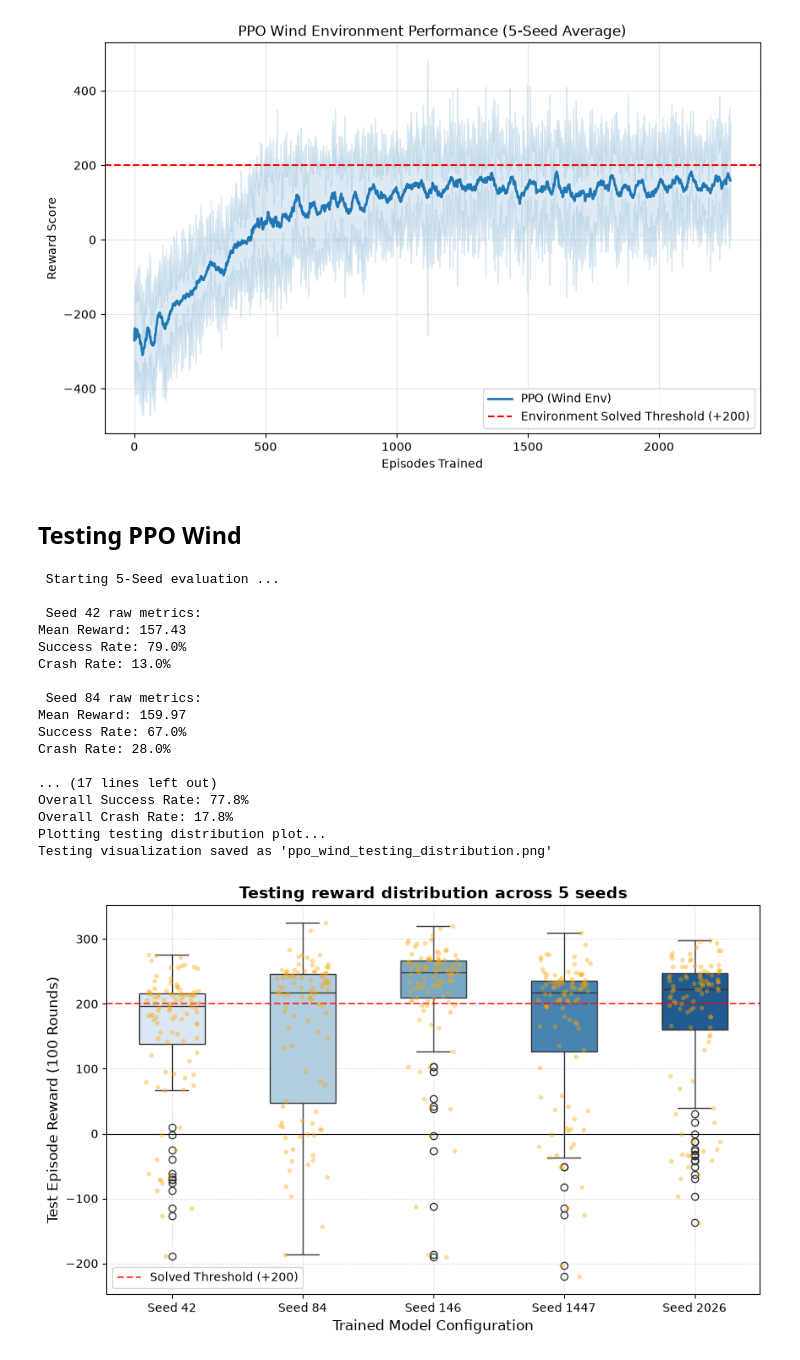
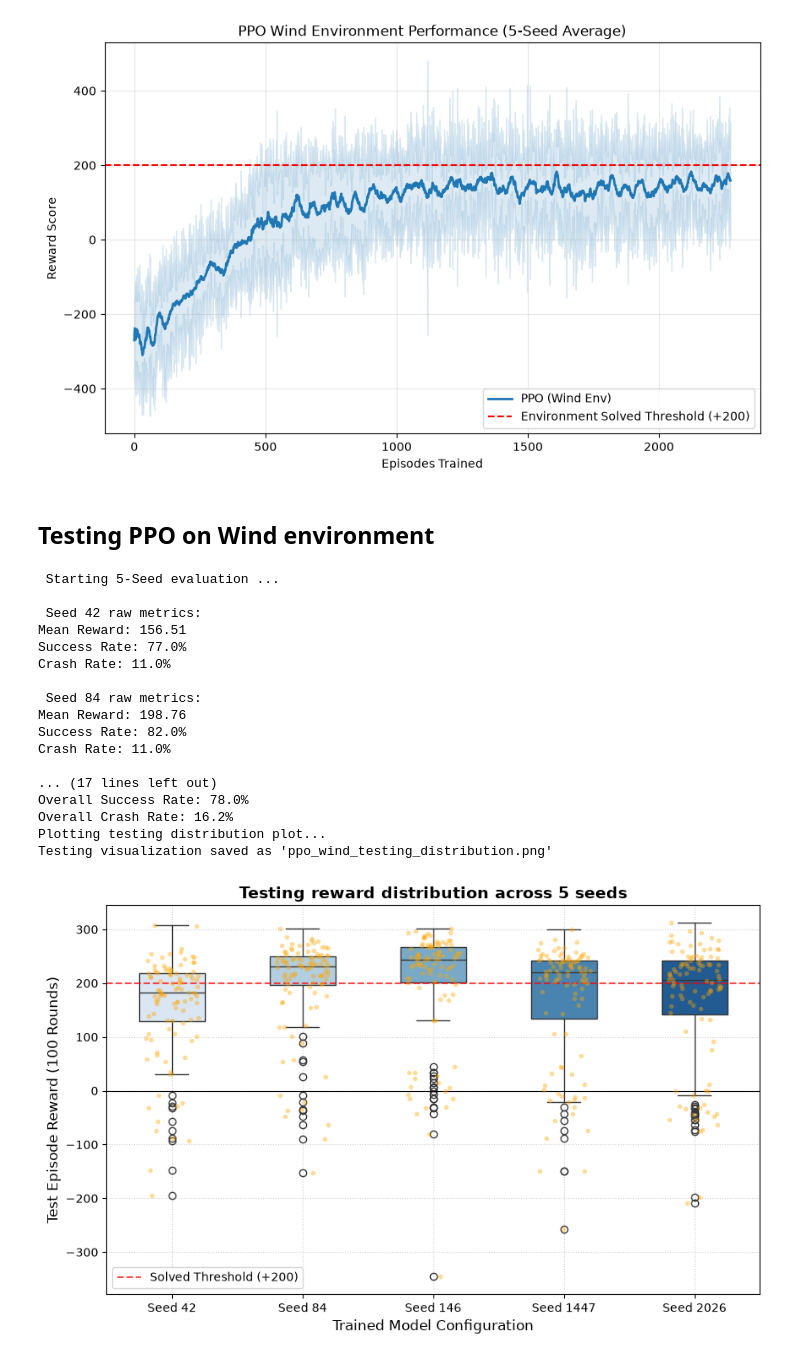
Before and after one commit to AhmedEl-Shamy/Benchmarking-RL-Algorithms-on-LunarLander-v3, a Jupyter notebook: ppo_algorithm_experiments/PPO_experiments.ipynb, the cells around one changed output. Drawn from its saved outputs; the diff is of its cells as text; code cells hidden in the pictures.

```diff
--- a/ppo_algorithm_experiments/PPO_experiments.ipynb
+++ b/ppo_algorithm_experiments/PPO_experiments.ipynb
@@ -327,7 +328,7 @@ for seed in SEEDS:
 
             # Tracking result at the end of the episode
             if done or truncated:
-                if reward >= 100:  # Safe landing
+                if reward >= 50:  # Safe landing
                     successes += 1
                 elif reward <= -100: # crashed
                     crashes += 1
@@ -535,7 +535,7 @@ plt.show()
 Performance chart saved to 'ppo_wind_curve.png'
 [figure]
 # %% [markdown]
-## Testing PPO Wind
+## Testing PPO on Wind environment
 # %%
 import seaborn as sns
 
@@ -573,7 +573,7 @@ for seed in SEEDS:
 
             # Tracking result at the end of the episode
             if done or truncated:
-                if reward >= 100:  # Safe landing
+                if reward >= 50:  # Safe landing
                     successes += 1
                 elif reward <= -100: # crashed
                     crashes += 1
@@ -615,39 +615,39 @@ plt.figure(figsize=(10, 6))
 # Create a boxplot with individual data points overlaid
 sns.boxplot(data=list(all_test_rewards_data.values()), palette="Blues", width=0.5)
 sns.stripplot(data=list(all_test_rewards_data.values()), color="orange", alpha=0.4, size=4, jitter=0.2)
 
 # Formatting the X-axis labels to match our seeds
 plt.xticks(ticks=range(len(SEEDS)), labels=list(all_test_rewards_data.keys()))
 
 # Structural thresholds
 plt.axhline(y=200, color='red', linestyle='--', alpha=0.7, label='Solved Threshold (+200)')
 plt.axhline(y=0, color='black', linestyle='-', linewidth=0.8)
 
 plt.title("Testing reward distribution across 5 seeds", fontsize=14, fontweight='bold')
 plt.xlabel("Trained Model Configuration", fontsize=12)
 plt.ylabel("Test Episode Reward (100 Rounds)", fontsize=12)
 plt.legend(loc="lower left")
 plt.grid(True, linestyle=':', alpha=0.6)
 
 plt.savefig("ppo_wind_testing_distribution.png", dpi=300)
 print("Testing visualization saved as 'ppo_wind_testing_distribution.png'")
 plt.show()
 # %% [output]
  Starting 5-Seed evaluation ...
 
  Seed 42 raw metrics:
-Mean Reward: 157.43
-Success Rate: 79.0%
-Crash Rate: 13.0%
+Mean Reward: 156.51
+Success Rate: 77.0%
+Crash Rate: 11.0%
 
  Seed 84 raw metrics:
-Mean Reward: 159.97
-Success Rate: 67.0%
-Crash Rate: 28.0%
+Mean Reward: 198.76
+Success Rate: 82.0%
+Crash Rate: 11.0%
 
 ... (17 lines left out)
-Overall Success Rate: 77.8%
-Overall Crash Rate: 17.8%
+Overall Success Rate: 78.0%
+Overall Crash Rate: 16.2%
 Plotting testing distribution plot...
 Testing visualization saved as 'ppo_wind_testing_distribution.png'
-[figure, old version]
+[figure, new version]
```
Also changed, not shown: parts of 23 cells of this notebook.
